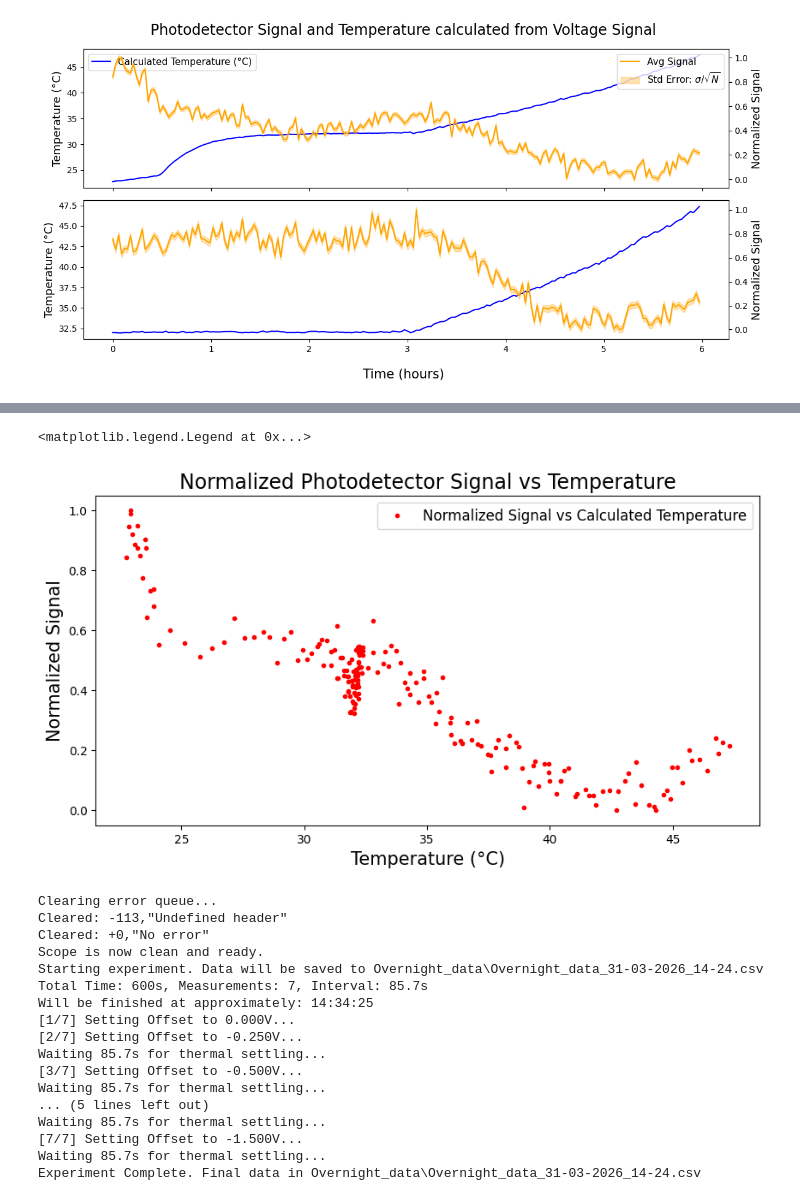
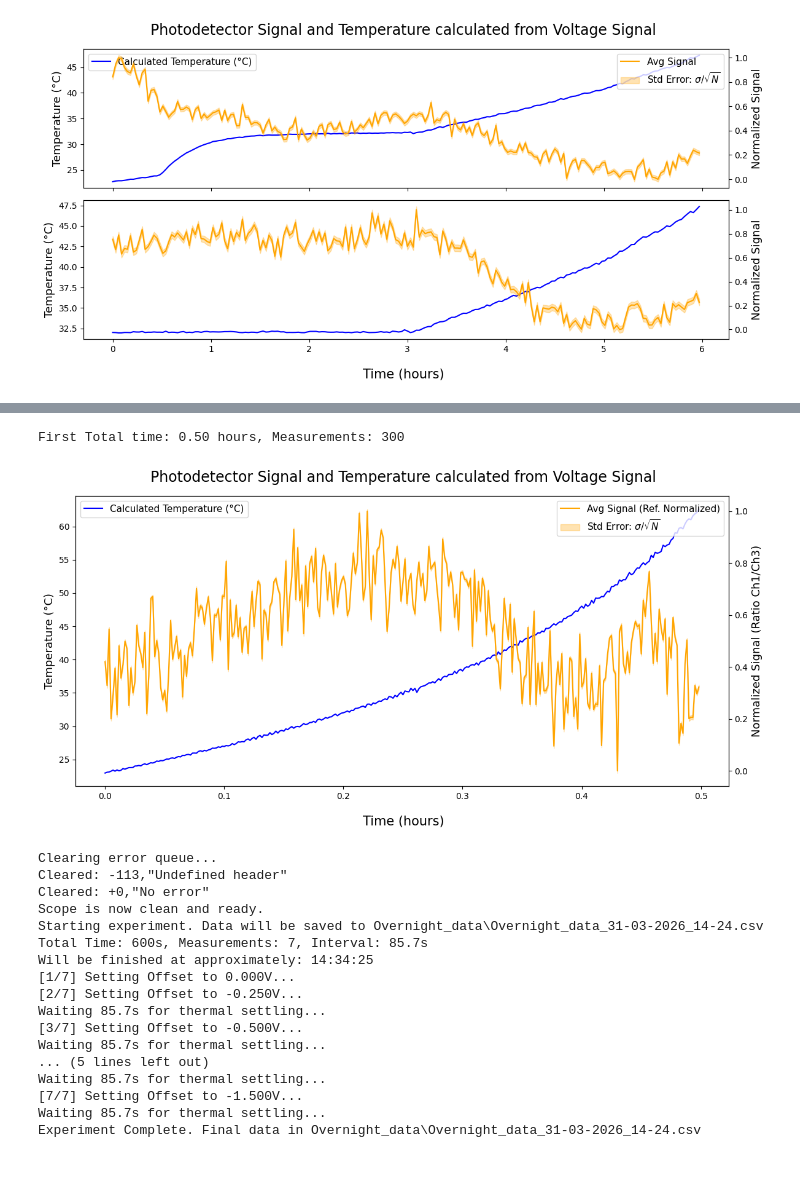
Before and after one commit to qpit/Eskild-Project-2026, a Jupyter notebook: overnight_data.ipynb, the cells around one changed output, grey strips where cells are left out. Saved outputs shown, nothing was run; the diff lists cells and outputs as text; code cells hidden in the pictures; blank space fills up the shorter version.

Commit message:
Plotting data.

```diff
--- a/overnight_data.ipynb
+++ b/overnight_data.ipynb
@@ -439,11 +425,56 @@ axs.set_ylim(0, 100)
-# %%
-fig, ax = plt.subplots(figsize=(10, 5))
-ax.plot(temperature, normalized_channel1, label='Normalized Signal vs Calculated Temperature', color = 'red',marker='.', linestyle='None')
-# ax.fill_between(temperature, normalized_bottom_shaded, normalized_top_shaded, color='red', alpha=0.3, label='Std Dev')
-ax.set_title('Normalized Photodetector Signal vs Temperature',fontsize=17)
-ax.set_xlabel('Temperature (°C)',fontsize=15)
-ax.set_ylabel('Normalized Signal',fontsize=15)
-ax.legend(fontsize=12)
-# %% [output]
-<matplotlib.legend.Legend at 0x...>
-[figure, removed]
+# %%
+filepath = r"Overnight_data\Overnight_data_14-04-2026_03-31.csv" # Update with your actual filename
+data = np.genfromtxt(filepath, delimiter=',', skip_header=1)
+time_data = data[:, 0]
+time_hours = time_data / 3600
+channel1 = data[:, 2]  # Assuming Ch1_Avg is the 3rd column
+channel2 = data[:, 3]  # Assuming Ch2_Avg is the 4th column
+channel3 = data[:, 4]  # Assuming Ch3_Avg is the 5th column
+std = data[:, 5:8]  # Standard deviations for each channel
+SEM = data[:, 8:]  # Standard error of the mean for each channel
+
+resist = voltage_to_kOhm(channel2)
+temperature = temperature_from_resistance(resist)
+fig, axs = plt.subplots(figsize=(12, 6))
+
+# Normalize channel 1 by using channel 3 as reference
+# Ratio between active signal and reference
+ch1_ch3_ratio = channel1 / channel3
+
+# Calculate ratio SEM using error propagation: err_R = R * sqrt((err_A / A)^2 + (err_B / B)^2)
+SEM_ch1 = SEM[:, 0]
+SEM_ch3 = SEM[:, 2]
+ratio_sem = ch1_ch3_ratio * np.sqrt((SEM_ch1 / channel1)**2 + (SEM_ch3 / channel3)**2)
+
+# Scale the ratio to between 0 and 1
+normalized_ratio = (ch1_ch3_ratio - np.min(ch1_ch3_ratio)) / (np.max(ch1_ch3_ratio) - np.min(ch1_ch3_ratio))
+
+# Normalize the propagated standard error of the mean using the same scaling factor
+normalized_sem = ratio_sem / (np.max(ch1_ch3_ratio) - np.min(ch1_ch3_ratio))
+
+# Calculate the shaded region boundaries
+normalized_top_shaded = normalized_ratio + normalized_sem
+normalized_bottom_shaded = normalized_ratio - normalized_sem
+
+fig.suptitle('Photodetector Signal and Temperature calculated from Voltage Signal', fontsize=17)
+
+axs.plot(time_hours, temperature, label='Calculated Temperature (°C)', color='blue')
+axs.set_ylabel('Temperature (°C)', fontsize=13)
+axs2 = axs.twinx()
+
+# Plot normalized ratio data
+axs2.plot(time_hours, normalized_ratio, label='Avg Signal (Ref. Normalized)', color='orange')
+axs2.fill_between(time_hours, normalized_bottom_shaded, normalized_top_shaded, color='orange', alpha=0.3, label='Std Error: $\sigma / \sqrt{N}$')
+axs2.set_ylabel('Normalized Signal (Ratio Ch1/Ch3)', fontsize=13)
+axs.legend(loc='upper left', fontsize=11)
+axs2.legend(loc='upper right', fontsize=11)
+
+# Common X-axis label
+fig.supxlabel('Time (hours)', fontsize=15)
+plt.tight_layout()
+
+print('First Total time: {:.2f} hours, Measurements: {}'.format(time_hours[-1], len(time_data)))
+# plt.savefig("C:\\Users\\eskil\\OneDrive\\DTU\\6.sem\\bachelor_project\\figures\\old_crystal-31-03-2026_17-11.pdf", format="pdf", dpi=300)
+# %% [output]
+First Total time: 0.50 hours, Measurements: 300
+[figure, added]
```
Also changed, not shown: parts of 12 cells of this notebook.
